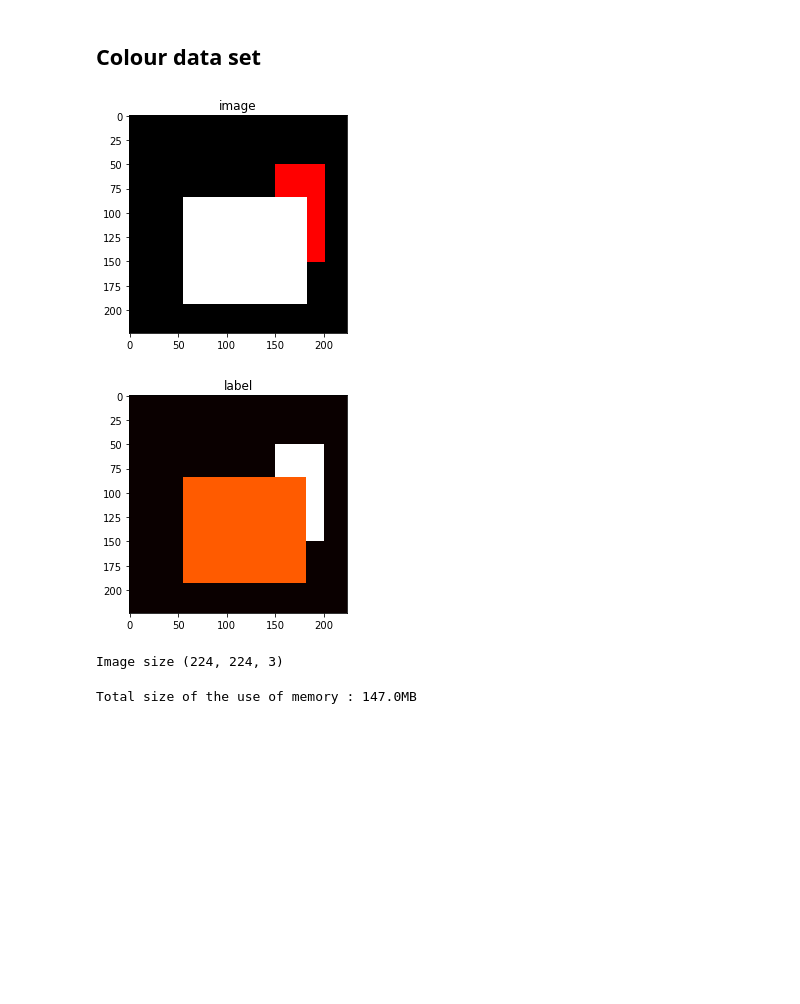
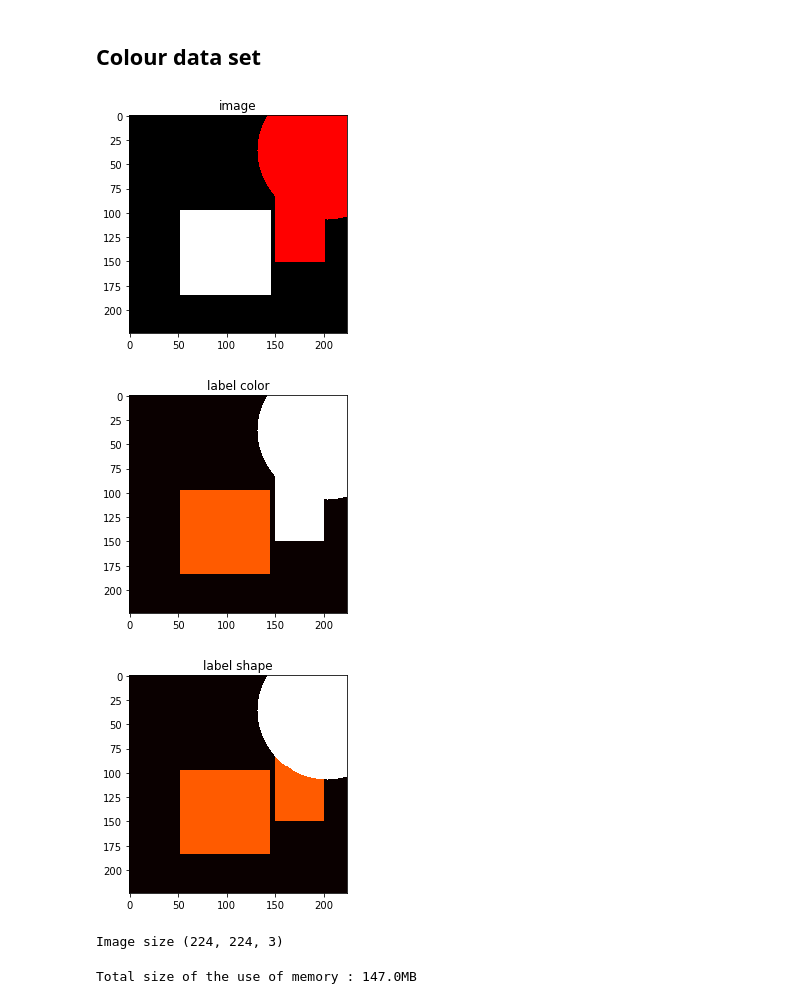
Before and after one commit to rdjondo/SimplisticSSD, a Jupyter notebook: SimpleSegNet_synthetic_dataset.ipynb, the cells around one changed output. Drawn from its saved outputs; the diff is of its cells as text; code cells hidden in the pictures; blank space fills up the shorter version.

```diff
--- a/SimpleSegNet_synthetic_dataset.ipynb
+++ b/SimpleSegNet_synthetic_dataset.ipynb
@@ -62,6 +62,11 @@ class TrainingImage:
 #         NAVY_CLASS : (0,0,128),
     }
 
+    NO_SHAPE = 0
+    RECTANGLE_CLASS = 1
+    CIRCLE_CLASS = 2
+
+
     def __init__(self, size=(224,224, 3), backgd_color_class=BLACK_CLASS):
         self.size = size
         self.createImageBackground(backgd_color_class)
@@ -69,6 +74,7 @@ class TrainingImage:
     def clear(self):
         self.image = np.zeros(self.size, dtype=np.uint8)
         self.label = np.zeros(self.size[0:2] + (len(TrainingImage.COLOR.keys()), ) , dtype=np.uint8)
+        self.label_shape = np.zeros(self.size[0:2] + (self.CIRCLE_CLASS+1, ) , dtype=np.uint8)
 
     def createImageBackground(self, backgd_color_class):
         self.backgd_color_class = backgd_color_class
@@ -76,39 +82,80 @@ class TrainingImage:
         for channel in range(0, 3):
             self.image[:,:,channel] = TrainingImage.COLOR[self.backgd_color_class][channel]
         self.label[:,:, self.backgd_color_class] = 1
 
     def createRectangle(self, pt1, pt2, color_class=WHITE_CLASS):
         cv2.rectangle(self.image,
                       pt1[::-1], pt2[::-1], TrainingImage.COLOR[color_class], thickness=cv2.FILLED)
-        self.label[pt1[0]:pt2[0],pt1[1]:pt2[1], :] =  0 # Clear exisiting labels in target position
-        self.label[pt1[0]:pt2[0],pt1[1]:pt2[1], color_class] =  1
+        self.label[pt1[0]:pt2[0],pt1[1]:pt2[1], :] =  0 # Clear exisiting labels in target color position
+        self.label[pt1[0]:pt2[0],pt1[1]:pt2[1], color_class] =  1 # Set exisiting labels in target color class position
+
+
+        self.label_shape[pt1[0]:pt2[0],pt1[1]:pt2[1], :] =  0 # Clear exisiting labels in target position
+        self.label_shape[pt1[0]:pt2[0],pt1[1]:pt2[1], self.RECTANGLE_CLASS] =  1 # Set exisiting labels in target shape class position
+
+    def createCircle(self, center, radius, color_class=WHITE_CLASS):
+        cv2.circle(self.image, center[::-1], radius, TrainingImage.COLOR[color_class], thickness=cv2.FILLED)
+        # Clear exisiting labels in target position
+
+        for chan in range(self.label_shape.shape[2]):
+            label_chan = np.array(self.label_shape[:,:,chan])
+            self.label_shape[:,:,chan] = cv2.circle(label_chan, center[::-1], radius,
+                                                    0, thickness=cv2.FILLED)
+
+        for chan in range(self.label.shape[2]):
+            label_chan = np.array(self.label[:,:,chan])
+            self.label[:,:,chan] = cv2.circle(label_chan, center[::-1], radius,
+                                                    0, thickness=cv2.FILLED)
+
+        # Set label pixel for the shape class channel
+        self.label_shape[:,:, self.CIRCLE_CLASS] = cv2.circle(np.array(self.label[:,:, self.CIRCLE_CLASS]),
+                                                       center[::-1], radius, 1, thickness=cv2.FILLED)
+        # Set label pixel for the color class channel
+        self.label[:,:,color_class] = cv2.circle(np.array(self.label[:,:,color_class]),
+                                                       center[::-1], radius, 1, thickness=cv2.FILLED)
 
     def addRandRectangle(self, color_class=WHITE_CLASS):
         image_size = self.image.shape
         pt1 = (random.randint(0, 150), random.randint(0, 100))
         pt2 = (random.randint(pt1[0]+50, image_size[0]-1), random.randint(pt1[1]+50, image_size[1]-1))
         self.createRectangle( pt1, pt2, color_class=color_class)
 
+    def addRandCircle(self, color_class=WHITE_CLASS):
+        image_size = self.image.shape
+        center = (random.randint(0, image_size[0]), random.randint(0, image_size[0]))
+        radius = random.randint(50, (image_size[0]-1)//2)
+        self.createCircle( center, radius, color_class=color_class)
+
+
 image_size = (224,224, 3)
 trainim = TrainingImage(size=image_size , backgd_color_class=TrainingImage.BLACK_CLASS)
 trainim.createRectangle( (50,150) , (150,200), color_class=TrainingImage.RED_CLASS)
 trainim.addRandRectangle(TrainingImage.WHITE_CLASS)
+trainim.addRandCircle(TrainingImage.RED_CLASS)
+#trainim.createCircle( (150, 20), 100 )
 
 # Plot background
 plt.imshow(trainim.image)
 plt.title('image')
 plt.show()
 
 # Plot background
-#plt.imshow(trainim.label[:,:,11:14])
 plt.imshow(trainim.label.argmax(axis=2), cmap='hot')
-plt.title('label')
+plt.title('label color')
 plt.show()
 
+plt.imshow(trainim.label_shape.argmax(axis=2), cmap='hot')
+plt.title('label shape')
+plt.show()
+
+
+
+
 print('Image size {}'.format(trainim.image.shape))
 # %% [output]
-[figure, old version]
+[figure, new version]
-[figure, old version]
+[figure, new version]
+[figure, added]
 Image size (224, 224, 3)
 # %%
 # Generate color training dataset
```
Also changed, not shown: parts of 13 cells of this notebook, 2 other files.
